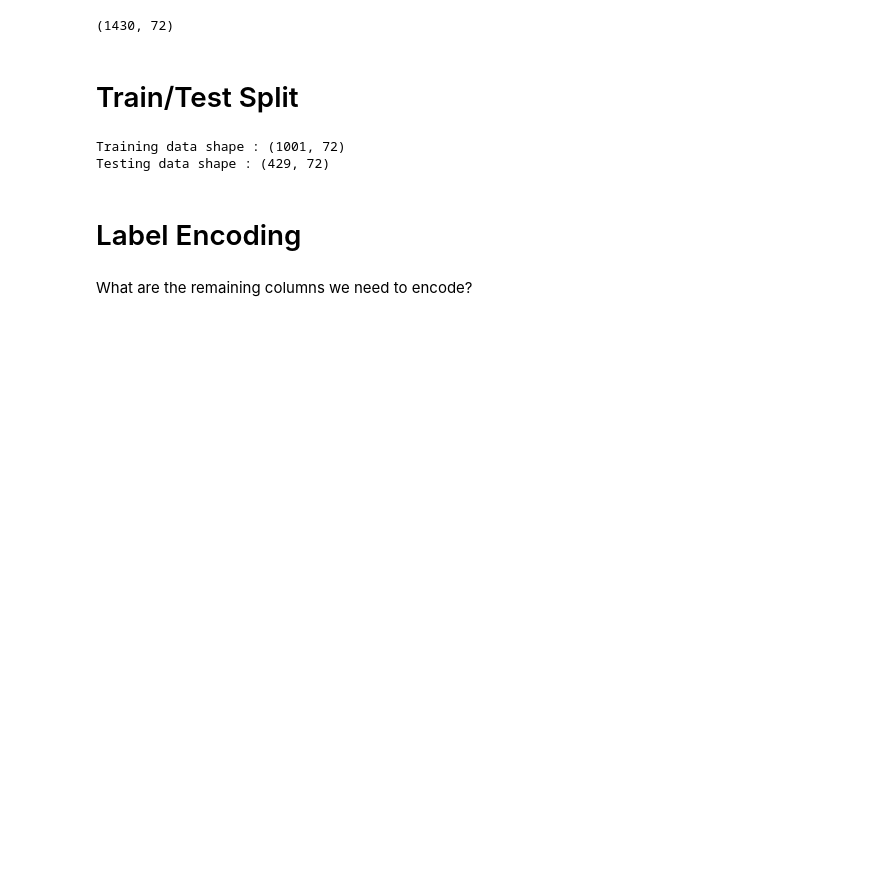
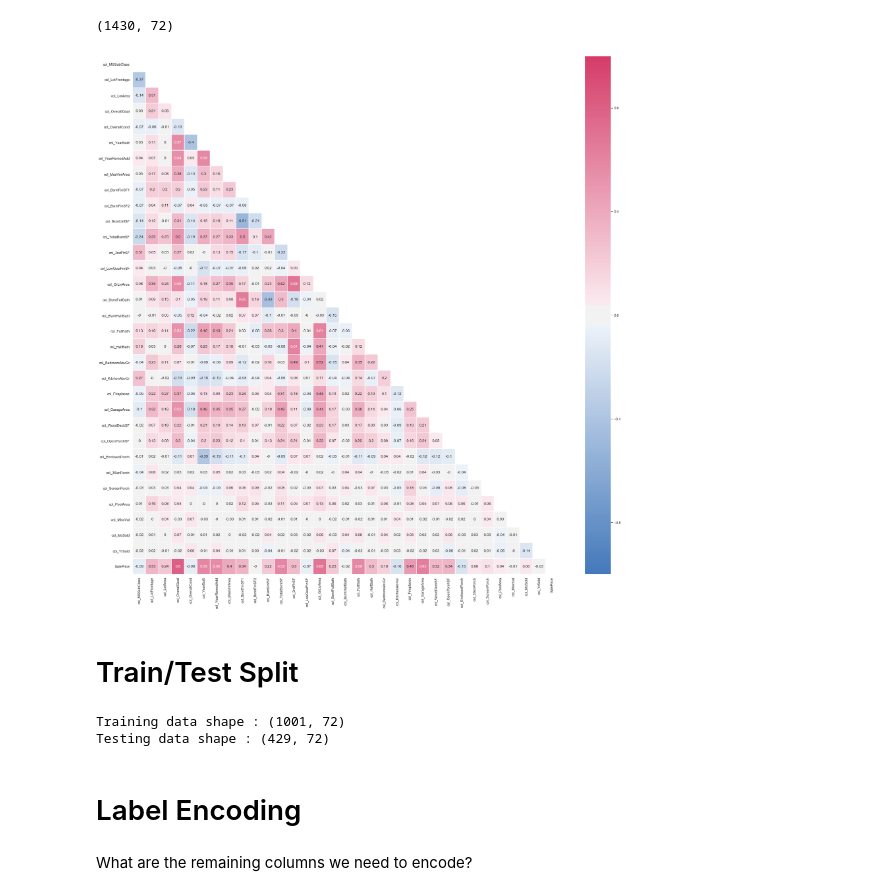
Before and after one commit to uchicago-msca-club/Kaggle_HPP, a Jupyter notebook: 2. Initial Modeling.ipynb, the cells around one changed output. Saved outputs shown, nothing was run; the diff lists cells and outputs as text; code cells hidden in the pictures; blank space fills up the shorter version.

```diff
--- a/2. Initial Modeling.ipynb
+++ b/2. Initial Modeling.ipynb
@@ -118,8 +120,10 @@ data.shape
 # %% [output]
 (1430, 72)
 # %%
-# f, ax = plt.subplots(1,1,figsize=(30,30))
-# plot_corr_heatmap(np.round(data[numerical_cols + ycol].corr(),2), ax=ax, annotate=True, annot_size=12)
+f, ax = plt.subplots(1,1,figsize=(30,30))
+plot_corr_heatmap(np.round(data[numerical_cols + ycol].corr(),2), ax=ax, annotate=True, annot_size=12)
+# %% [output]
+[figure, added]
 # %% [markdown]
 #  Train/Test Split
 # %%
```
Also changed, not shown: parts of 8 cells of this notebook, 1 other file.
